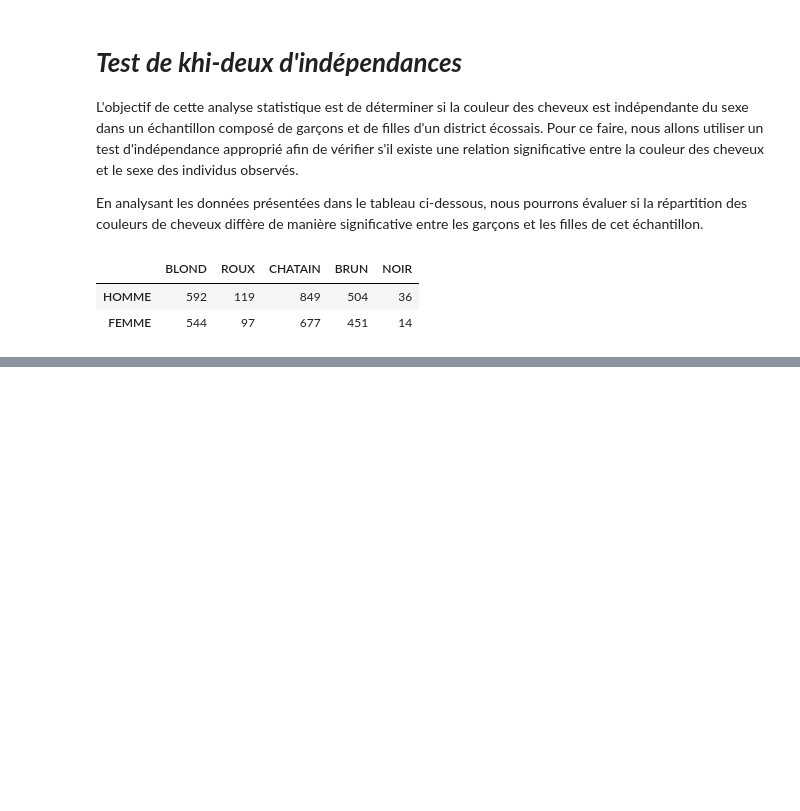
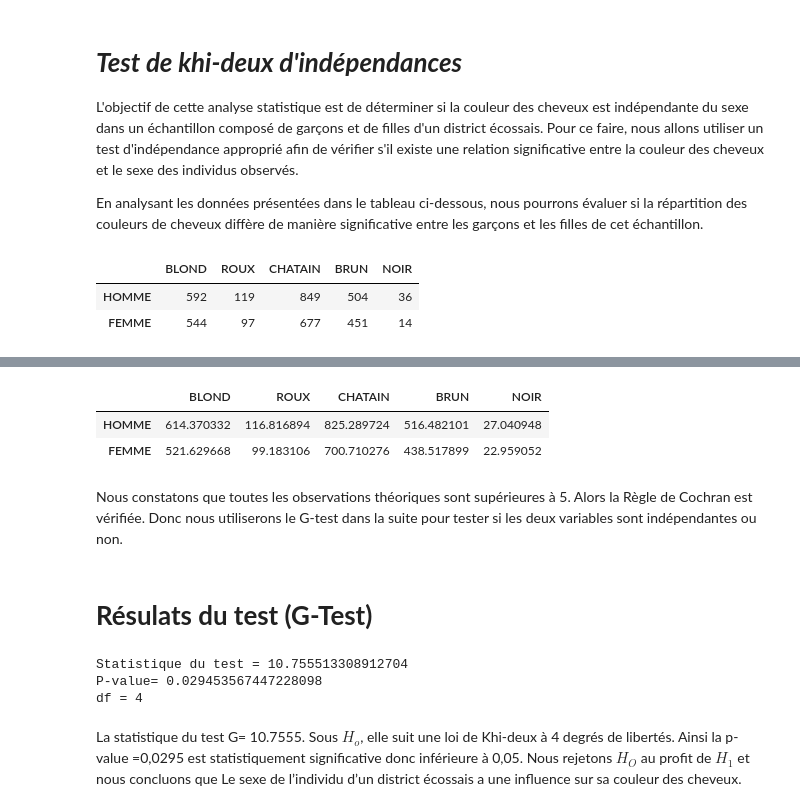
Before and after one commit to bigirimanainnocent12/Test-de-KHI-DEUX, a Jupyter notebook: Test_de_khi_deux.ipynb, the cells around one changed output, grey strips where cells are left out. Saved outputs shown, nothing was run; the diff lists cells and outputs as text; code cells hidden in the pictures; blank space fills up the shorter version.

```diff
--- a/Test_de_khi_deux.ipynb
+++ b/Test_de_khi_deux.ipynb
@@ -21,0 +47,23 @@ df
+# %%
+from scipy import stats
+G,p,dof,expected=stats.chi2_contingency(df,correction=False,lambda_="log-likelihood")
+expected1=pd.DataFrame(expected, index=list(["HOMME", "FEMME"]), columns=list(["BLOND", "ROUX", "CHATAIN","BRUN","NOIR"]))
+expected1
+# %% [output]
+|  | BLOND | ROUX | CHATAIN | BRUN | NOIR |
+| HOMME | 614.370332 | 116.816894 | 825.289724 | 516.482101 | 27.040948 |
+| FEMME | 521.629668 | 99.183106 | 700.710276 | 438.517899 | 22.959052 |
+# %% [markdown]
+Nous constatons que toutes les observations théoriques sont supérieures à 5. Alors la Règle de Cochran est vérifiée. Donc nous utiliserons le G-test dans la suite pour tester si les deux variables sont indépendantes ou non.
+# %% [markdown]
+# **Résulats du test (G-Test)**
+# %%
+print("Statistique du test = " + str(G))
+print("P-value= " + str(p))
+print("df = " + str(dof))
+# %% [output]
+Statistique du test = 10.755513308912704
+P-value= 0.029453567447228098
+df = 4
+# %% [markdown]
+La statistique du test G= 10.7555. Sous $H_o$, elle suit une loi de Khi-deux à 4 degrés de libertés. Ainsi la p-value =0,0295 est statistiquement significative donc inférieure à 0,05. Nous rejetons $H_O$ au profit de $H_1$ et nous concluons que Le sexe de l’individu d’un district écossais a une influence sur sa couleur des cheveux.
```
Also changed, not shown: parts of 5 cells of this notebook.
